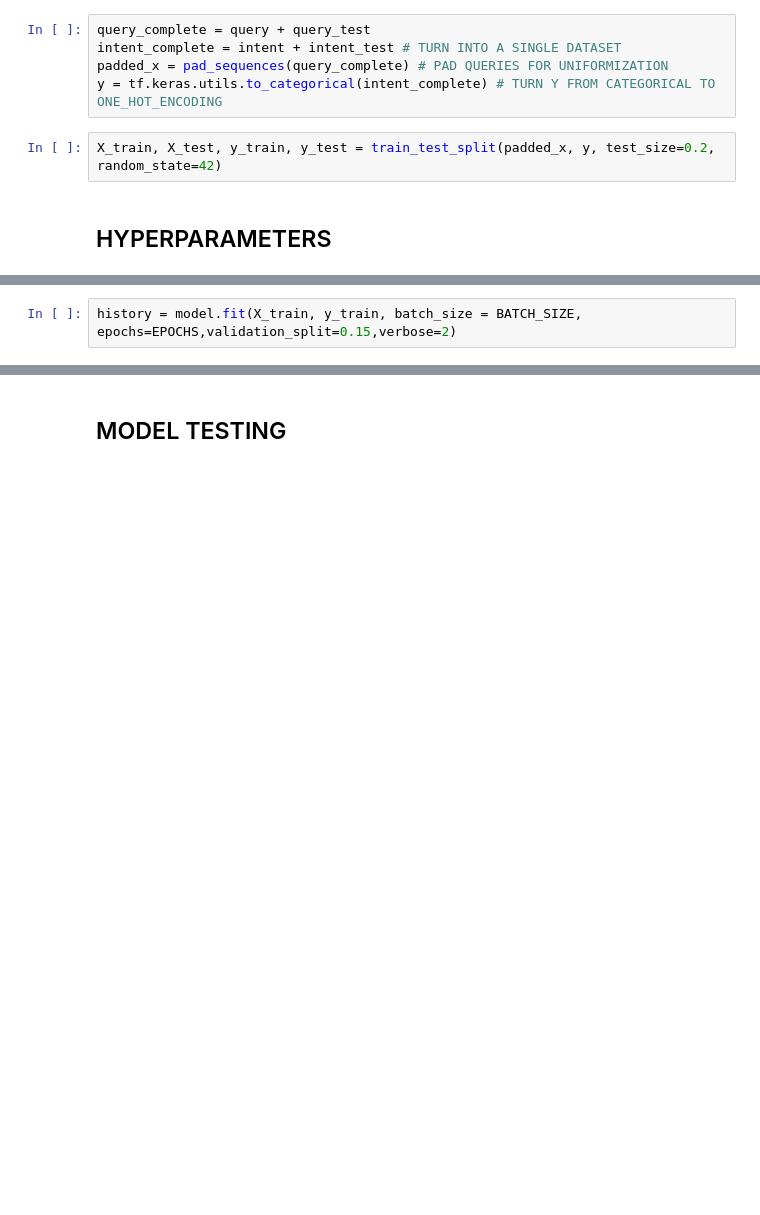
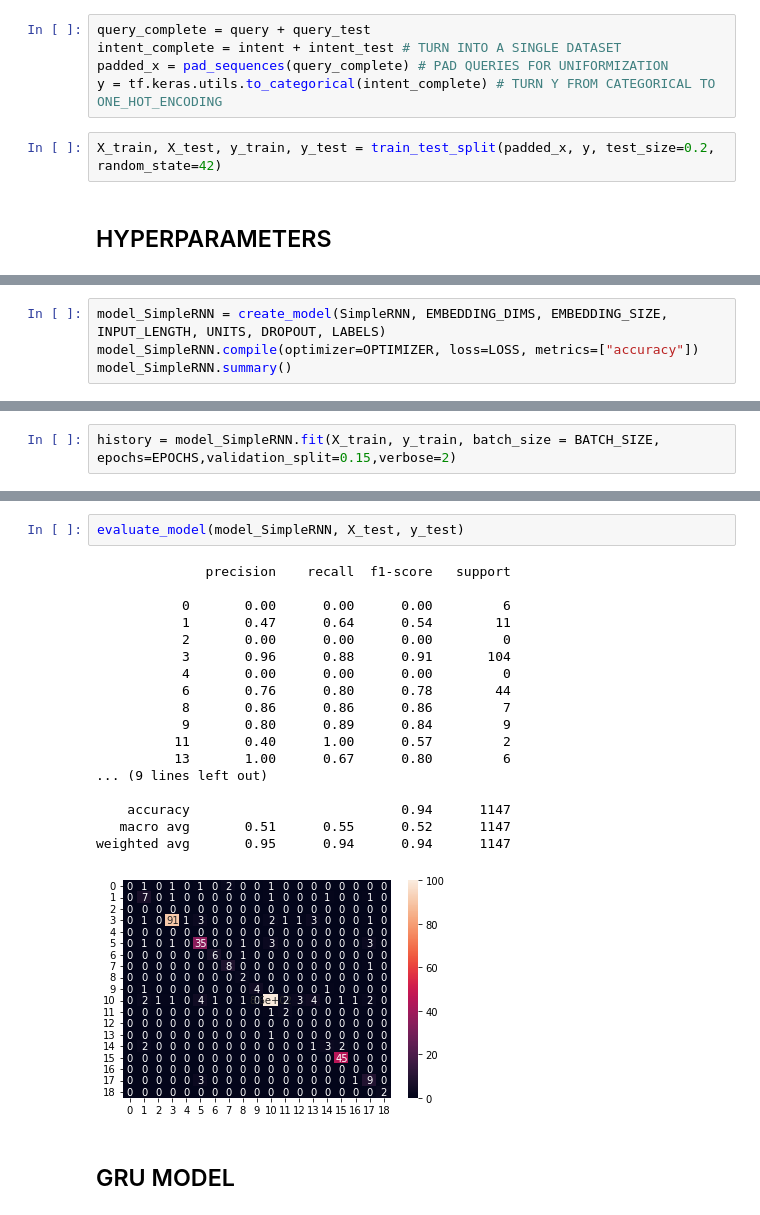
Before and after one commit to GabrielOlem/projetoPLN, a Jupyter notebook: ATIS_classification.ipynb, the cells around one changed output, grey strips where cells are left out. Saved outputs shown, nothing was run; the diff lists cells and outputs as text; blank space fills up the shorter version.

```diff
--- a/ATIS_classification.ipynb
+++ b/ATIS_classification.ipynb
@@ -104,0 +172,4 @@ _________________________________________________________________
+# %%
+model_SimpleRNN = create_model(SimpleRNN, EMBEDDING_DIMS, EMBEDDING_SIZE, INPUT_LENGTH, UNITS, DROPOUT, LABELS)
+model_SimpleRNN.compile(optimizer=OPTIMIZER, loss=LOSS, metrics=["accuracy"])
+model_SimpleRNN.summary()
@@ -105,3 +197,3 @@ _________________________________________________________________
 # %%
-history = model.fit(X_train, y_train, batch_size = BATCH_SIZE, epochs=EPOCHS,validation_split=0.15,verbose=2)
+history = model_SimpleRNN.fit(X_train, y_train, batch_size = BATCH_SIZE, epochs=EPOCHS,validation_split=0.15,verbose=2)
 # %% [output]
@@ -112,2 +216,23 @@ Epoch 2/2
+# %%
+evaluate_model(model_SimpleRNN, X_test, y_test)
+# %% [output]
+              precision    recall  f1-score   support
+
+           0       0.00      0.00      0.00         6
+           1       0.47      0.64      0.54        11
+           2       0.00      0.00      0.00         0
+           3       0.96      0.88      0.91       104
+           4       0.00      0.00      0.00         0
+           6       0.76      0.80      0.78        44
+           8       0.86      0.86      0.86         7
+           9       0.80      0.89      0.84         9
+          11       0.40      1.00      0.57         2
+          13       1.00      0.67      0.80         6
+... (9 lines left out)
+
+    accuracy                           0.94      1147
+   macro avg       0.51      0.55      0.52      1147
+weighted avg       0.95      0.94      0.94      1147
+[figure, added]
 # %% [markdown]
-## MODEL TESTING
+## GRU MODEL
```
Also changed, not shown: parts of 19 cells of this notebook.
